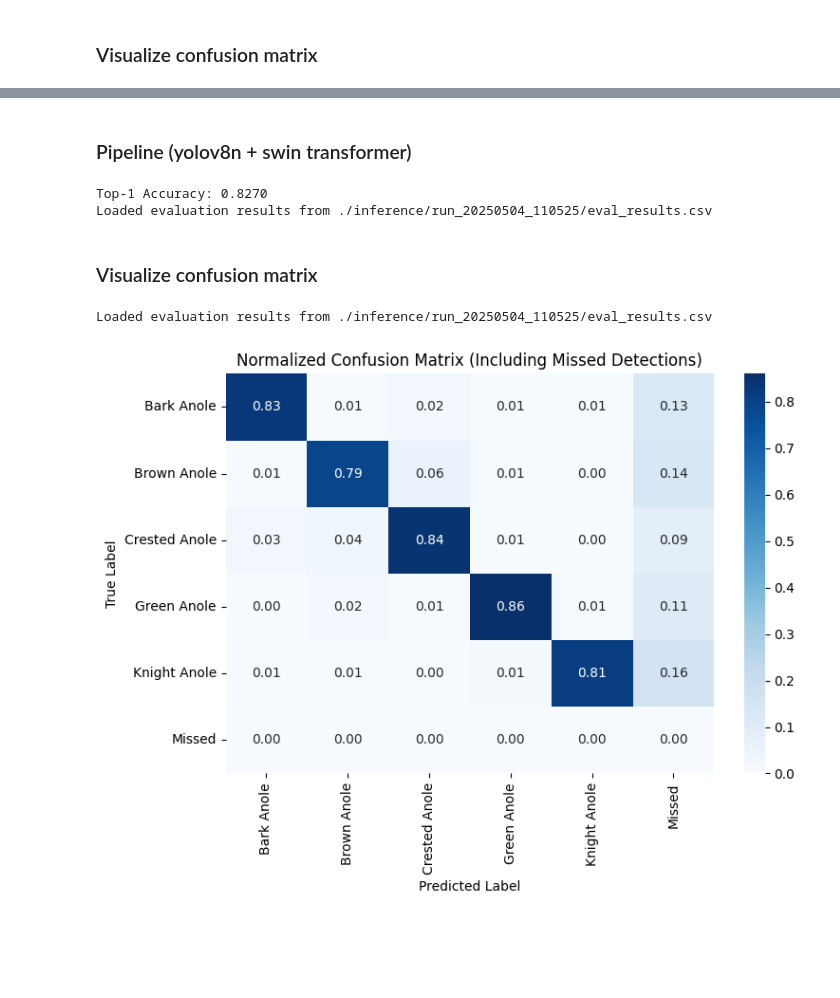
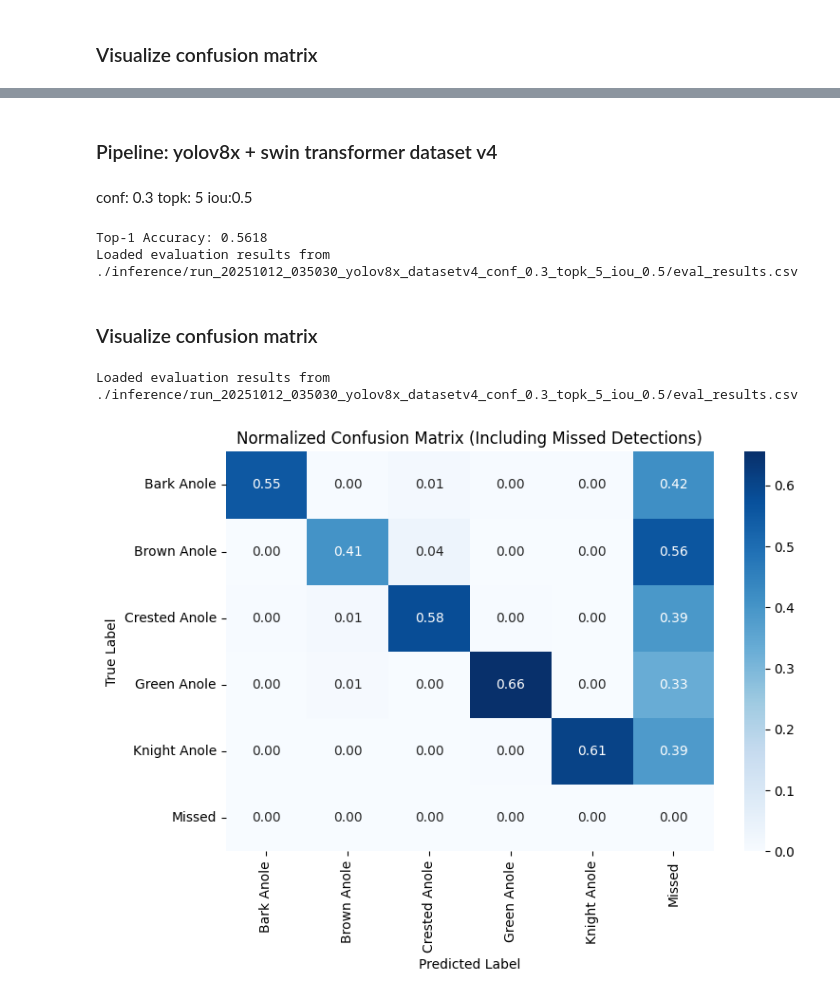
Before and after one commit to wenhan9604/Anole_classifier, a Jupyter notebook: Spring_2025/notebooks/pipeline_evaluation.ipynb, the cells around one changed output, grey strips where cells are left out. Drawn from its saved outputs; the diff is of its cells as text; code cells hidden in the pictures; blank space fills up the shorter version.

```diff
--- a/Spring_2025/notebooks/pipeline_evaluation.ipynb
+++ b/Spring_2025/notebooks/pipeline_evaluation.ipynb
@@ -107,7 +108,7 @@ from sklearn.metrics import accuracy_score
 import os
 import pandas as pd
 
-RESULTS_PATH = "./inference/run_20250504_110525/eval_results.csv"
+RESULTS_PATH = "./inference/run_20251021_091137_yolov8x_datasetv4_batch48_conf0.3_topk5_iou0.2/eval_results.csv"
 
 if os.path.exists(RESULTS_PATH):
     df = pd.read_csv(RESULTS_PATH)
@@ -139,7 +140,7 @@ MISSED_CLASS_ID = 5
 ALL_CLASSES = list(range(NUM_CLASSES)) + [MISSED_CLASS_ID]
 CLASS_NAMES = ["Bark Anole", "Brown Anole", "Crested Anole", "Green Anole", "Knight Anole"] + ["Missed"]
 
-RESULTS_PATH = "./inference/run_20250810_104817_yolov8x_datasetv3/eval_results.csv"
+RESULTS_PATH = "./inference/run_20251021_091137_yolov8x_datasetv4_batch48_conf0.3_topk5_iou0.2/eval_results.csv"
 
 if os.path.exists(RESULTS_PATH):
     df = pd.read_csv(RESULTS_PATH)
@@ -183,11 +184,13 @@ plt.show()
 # %% [markdown]
-### Pipeline (yolov8n + swin transformer)
+### Pipeline: yolov8x + swin transformer dataset v4
+# %% [markdown]
+conf: 0.3 topk: 5 iou:0.5
 # %%
 from sklearn.metrics import accuracy_score
 import os
 import pandas as pd
 
-RESULTS_PATH = "./inference/run_20250504_110525/eval_results.csv"
+RESULTS_PATH = "./inference/run_20251012_035030_yolov8x_datasetv4_conf_0.3_topk_5_iou_0.5/eval_results.csv"
 
 if os.path.exists(RESULTS_PATH):
     df = pd.read_csv(RESULTS_PATH)
@@ -202,8 +205,8 @@ if os.path.exists(RESULTS_PATH):
 else:
     print(f"Cannot find results path {RESULTS_PATH}")
 # %% [output]
-Top-1 Accuracy: 0.8270
-Loaded evaluation results from ./inference/run_20250504_110525/eval_results.csv
+Top-1 Accuracy: 0.5618
+Loaded evaluation results from ./inference/run_20251012_035030_yolov8x_datasetv4_conf_0.3_topk_5_iou_0.5/eval_results.csv
 # %% [markdown]
 ### Visualize confusion matrix
 # %%
@@ -218,36 +221,36 @@ NUM_CLASSES = 5
 MISSED_CLASS_ID = 5
 ALL_CLASSES = list(range(NUM_CLASSES)) + [MISSED_CLASS_ID]
 CLASS_NAMES = ["Bark Anole", "Brown Anole", "Crested Anole", "Green Anole", "Knight Anole"] + ["Missed"]
 
-RESULTS_PATH = "./inference/run_20250504_110525/eval_results.csv"
+RESULTS_PATH = "./inference/run_20251012_035030_yolov8x_datasetv4_conf_0.3_topk_5_iou_0.5/eval_results.csv"
 
 if os.path.exists(RESULTS_PATH):
     df = pd.read_csv(RESULTS_PATH)
     y_true_all = df["y_true"].tolist()
     y_pred_all = df["y_pred"].tolist()
     print(f"Loaded evaluation results from {RESULTS_PATH}")
 else:
     print("Cannot find results path")
 
 # Compute confusion matrix
 cm = confusion_matrix(y_true_all, y_pred_all, labels=ALL_CLASSES)
 
 # Normalize by rows (true labels)
 cm_normalized = cm.astype("float") / cm.sum(axis=1, keepdims=True)
 cm_normalized = np.nan_to_num(cm_normalized)  # Avoid NaNs
 
 # Plot heatmap
 cm_df = pd.DataFrame(cm_normalized, index=CLASS_NAMES, columns=CLASS_NAMES)
 plt.figure(figsize=(8, 6))
 sns.heatmap(cm_df, annot=True, fmt=".2f", cmap="Blues")
 plt.title("Normalized Confusion Matrix (Including Missed Detections)")
 plt.ylabel("True Label")
 plt.xlabel("Predicted Label")
 plt.tight_layout()
 plt.show()
 # %% [output]
-Loaded evaluation results from ./inference/run_20250504_110525/eval_results.csv
+Loaded evaluation results from ./inference/run_20251012_035030_yolov8x_datasetv4_conf_0.3_topk_5_iou_0.5/eval_results.csv
-[figure, old version]
+[figure, new version]
 # %%
 # Plot heatmap
 cm_df = pd.DataFrame(cm, index=CLASS_NAMES, columns=CLASS_NAMES)
```
Also changed, not shown: parts of 22 cells of this notebook, 4 other files.
